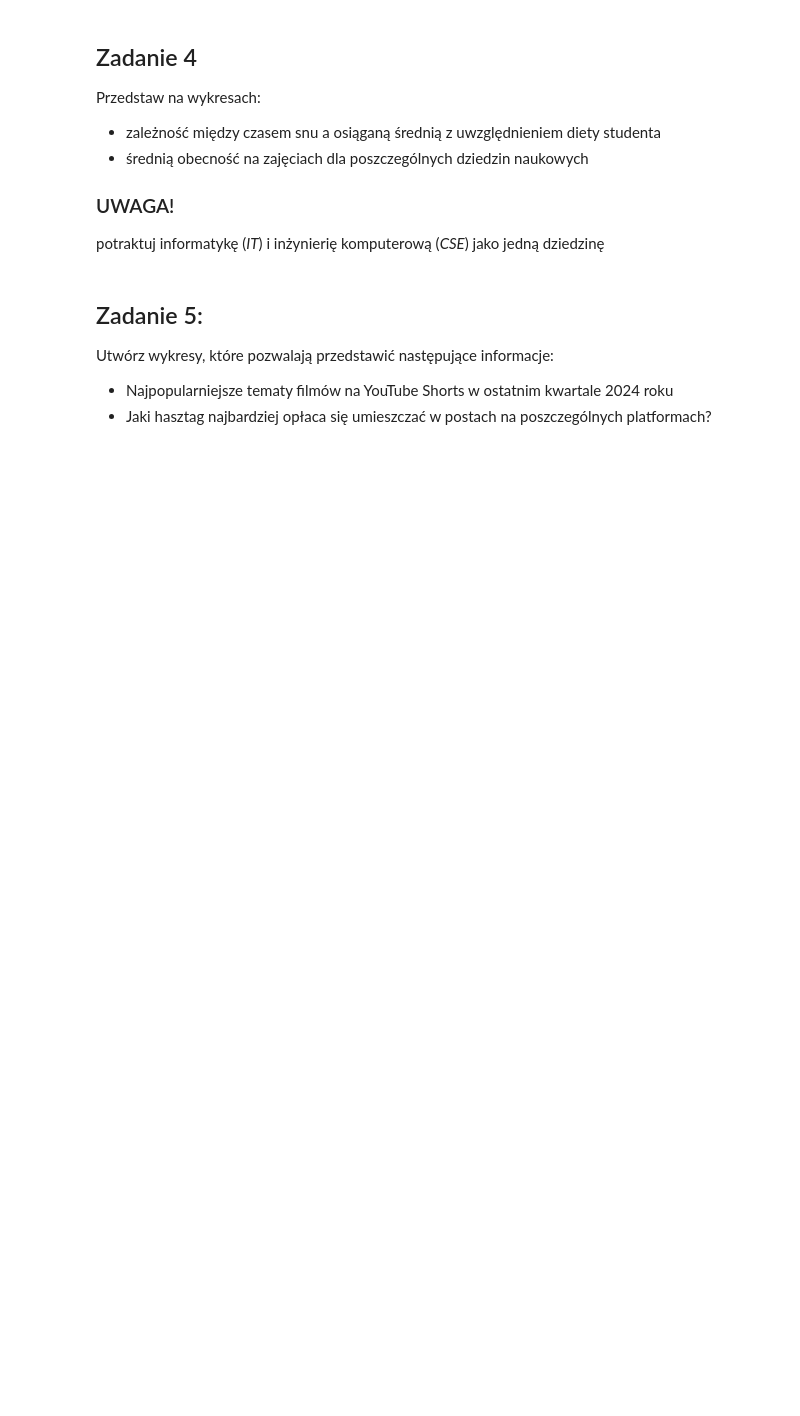
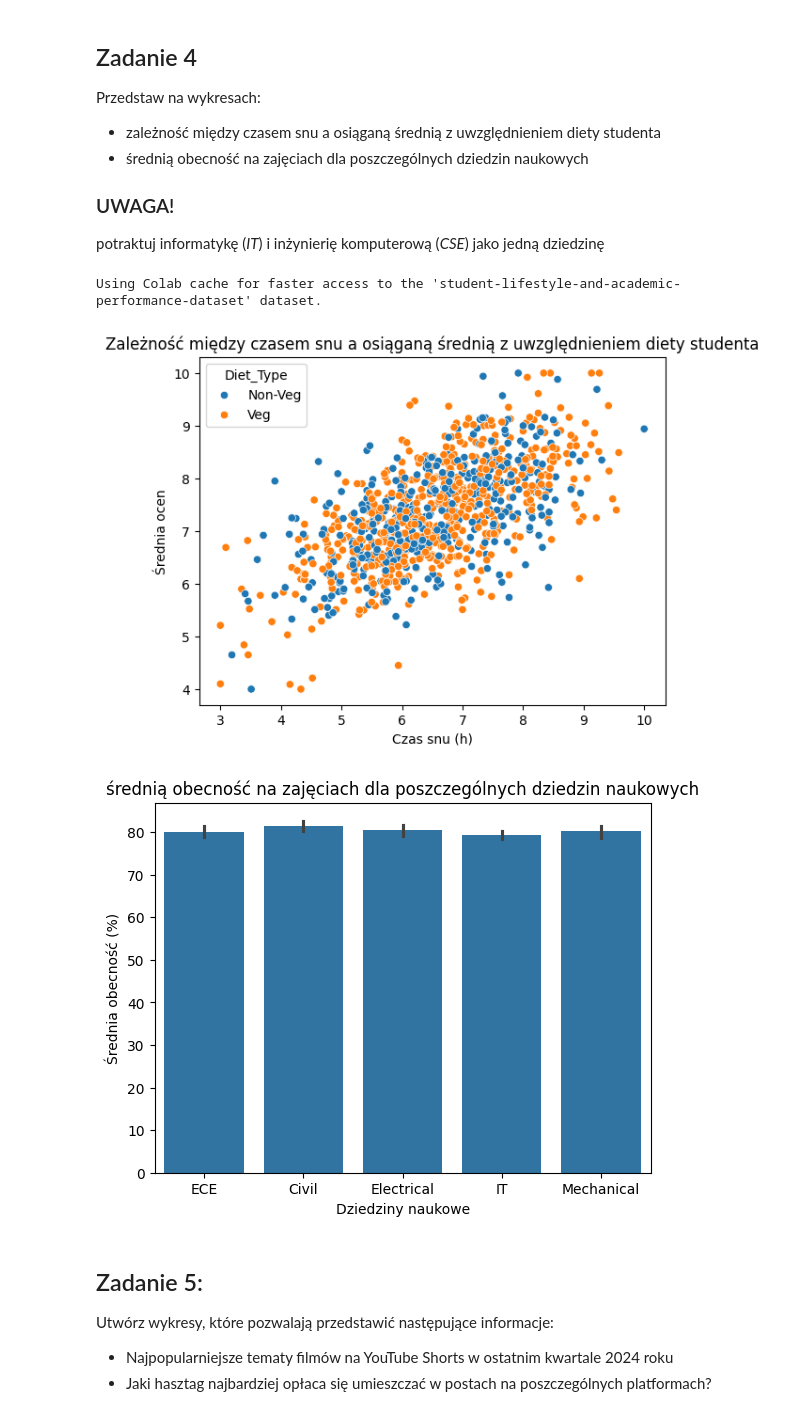
Before and after one commit to Zajecia-na-PWr-LR/lista-1-blazejdelag, a Jupyter notebook: UczenieMaszynowe_25_26_Lista1.ipynb, the cells around one changed output. Saved outputs shown, nothing was run; the diff lists cells and outputs as text; code cells hidden in the pictures; blank space fills up the shorter version.

Commit message:
Utworzono za pomocą Colab

```diff
--- a/UczenieMaszynowe_25_26_Lista1.ipynb
+++ b/UczenieMaszynowe_25_26_Lista1.ipynb
@@ -153,9 +153,17 @@ from kagglehub import KaggleDatasetAdapter
 
 file_path = "student_lifestyle_performance_dataset.csv"
 
-df2 = kagglehub.load_dataset(
+df3 = kagglehub.load_dataset(
   KaggleDatasetAdapter.PANDAS,
   "sehaj1104/student-lifestyle-and-academic-performance-dataset",
   file_path,
 )
 print()
+
+df3 = df3[df3['Age'] >= 18]
+stats = df3.groupby('Branch').agg({
+    'Stress_Level_1_to_10': ['mean', 'max', 'min'],
+    'Sleep_Hours': ['median']
+})
+stats = stats.sort_values(by=('Stress_Level_1_to_10', 'mean'), ascending=False)
+print(stats)
@@ -166,6 +186,48 @@ Przedstaw na wykresach:
 - średnią obecność na zajęciach dla poszczególnych dziedzin naukowych
 ### UWAGA!
 potraktuj informatykę (*IT*) i inżynierię komputerową (*CSE*) jako jedną dziedzinę
+# %%
+import kagglehub
+from kagglehub import KaggleDatasetAdapter
+
+file_path = "student_lifestyle_performance_dataset.csv"
+
+df4 = kagglehub.load_dataset(
+  KaggleDatasetAdapter.PANDAS,
+  "sehaj1104/student-lifestyle-and-academic-performance-dataset",
+  file_path,
+)
+print()
+sns.scatterplot(
+    data=df4,
+    x="Sleep_Hours",
+    y="CGPA",
+    hue="Diet_Type"
+)
+
+
+plt.title("Zależność między czasem snu a osiąganą średnią z uwzględnieniem diety studenta")
+plt.xlabel("Czas snu (h)")
+plt.ylabel("Średnia ocen")
+
+plt.show()
+
+df4['Branch'] = df4['Branch'].replace('CSE', 'IT')
+sns.barplot(
+    data=df4,
+    x="Branch",
+    y="Attendance_Percentage"
+)
+
+
+plt.title("średnią obecność na zajęciach dla poszczególnych dziedzin naukowych")
+plt.xlabel("Dziedziny naukowe")
+plt.ylabel("Średnia obecność (%)")
+plt.show()
+# %% [output]
+Using Colab cache for faster access to the 'student-lifestyle-and-academic-performance-dataset' dataset.
+[figure, added]
+[figure, added]
 # %% [markdown]
 ## Zadanie 5:
 Utwórz wykresy, które pozwalają przedstawić następujące informacje:
```
Also changed, not shown: parts of 2 cells of this notebook.
